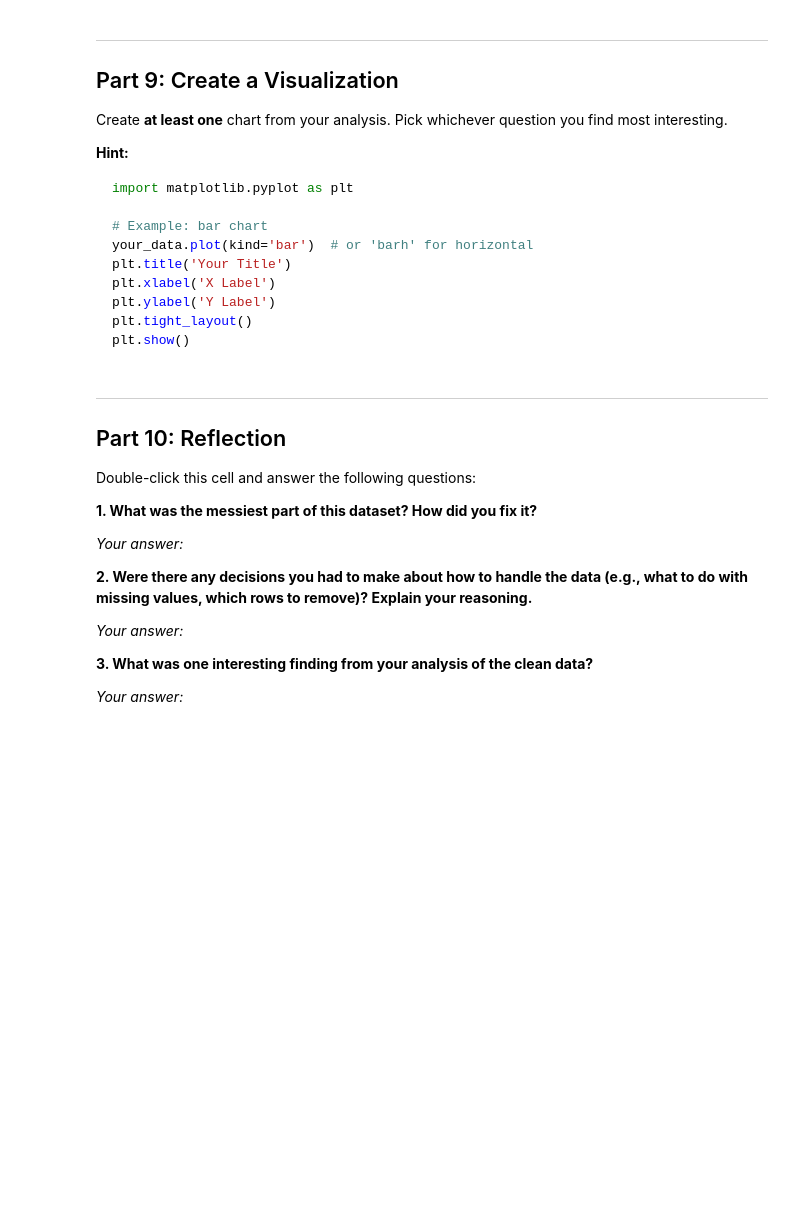
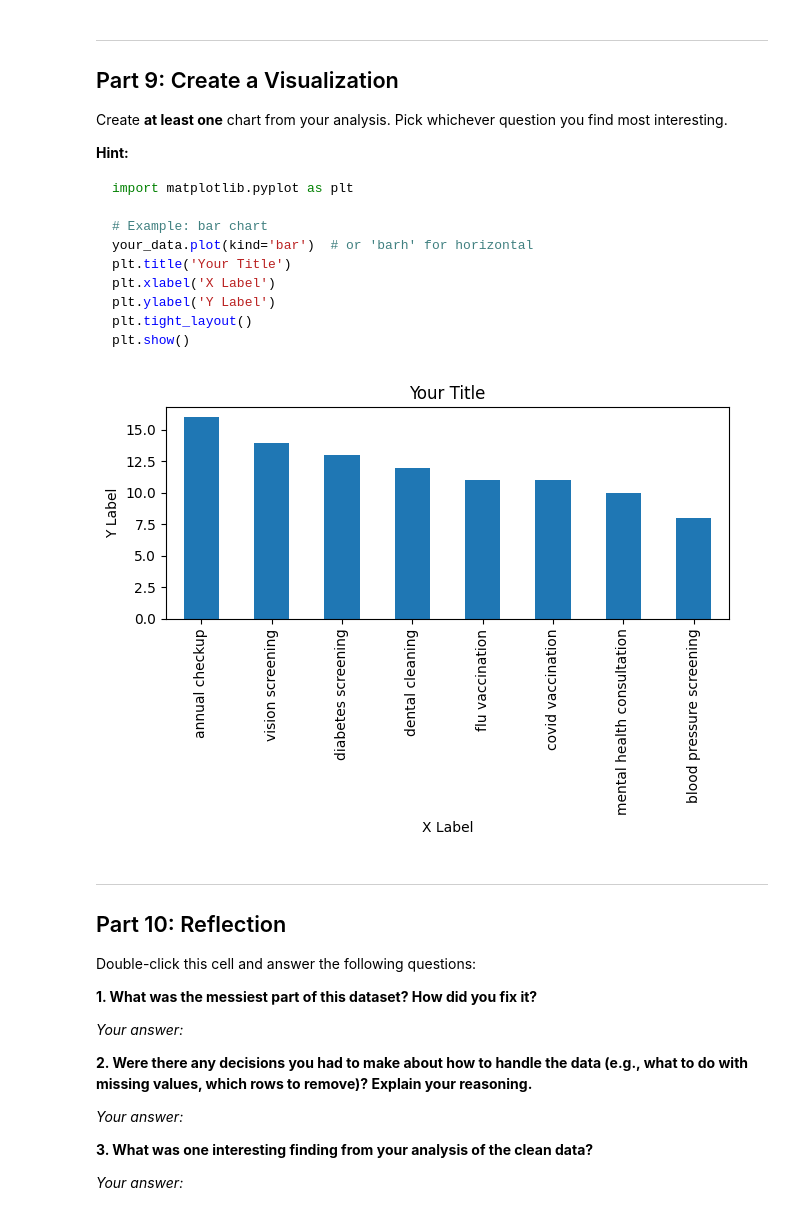
Before and after one commit to Rp2451/practice-projects, a Jupyter notebook: 04-Data-Wrangling/Non-Guided-Project/NG04_Public_Health_Data_Prep.ipynb, the cells around one changed output. Cells and saved outputs as stored; diff of their text form; code cells hidden in the pictures; blank space fills up the shorter version.

```diff
--- a/04-Data-Wrangling/Non-Guided-Project/NG04_Public_Health_Data_Prep.ipynb
+++ b/04-Data-Wrangling/Non-Guided-Project/NG04_Public_Health_Data_Prep.ipynb
@@ -329,8 +521,16 @@ plt.show()
 # %%
 import matplotlib.pyplot as plt
 
 # Create your visualization
 # YOUR CODE HERE
+visit_type_counts.plot(kind='bar')  # or 'barh' for horizontal
+plt.title('Your Title')
+plt.xlabel('X Label')
+plt.ylabel('Y Label')
+plt.tight_layout()
+plt.show()
+# %% [output]
+[figure, added]
 # %% [markdown]
 ---
 ## Part 10: Reflection
```
Also changed, not shown: parts of 50 cells of this notebook.
